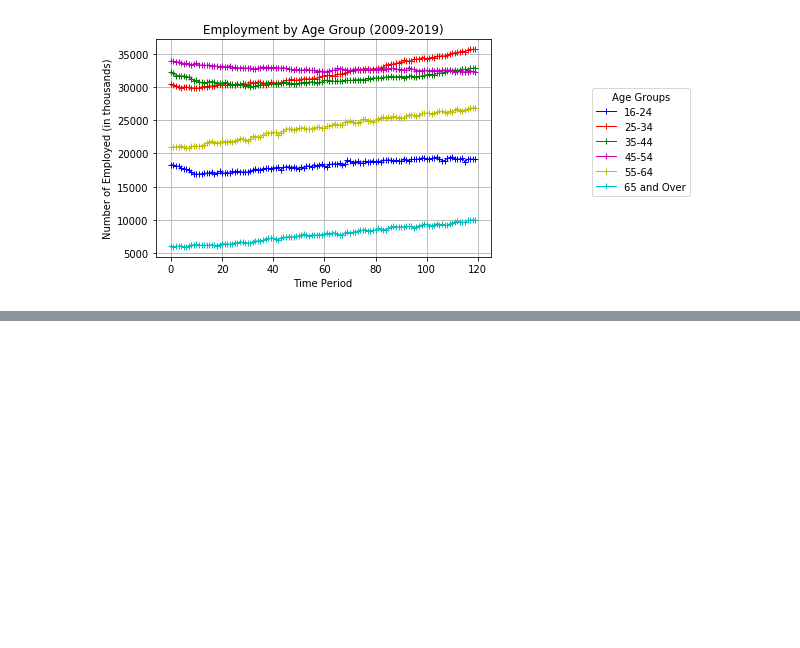
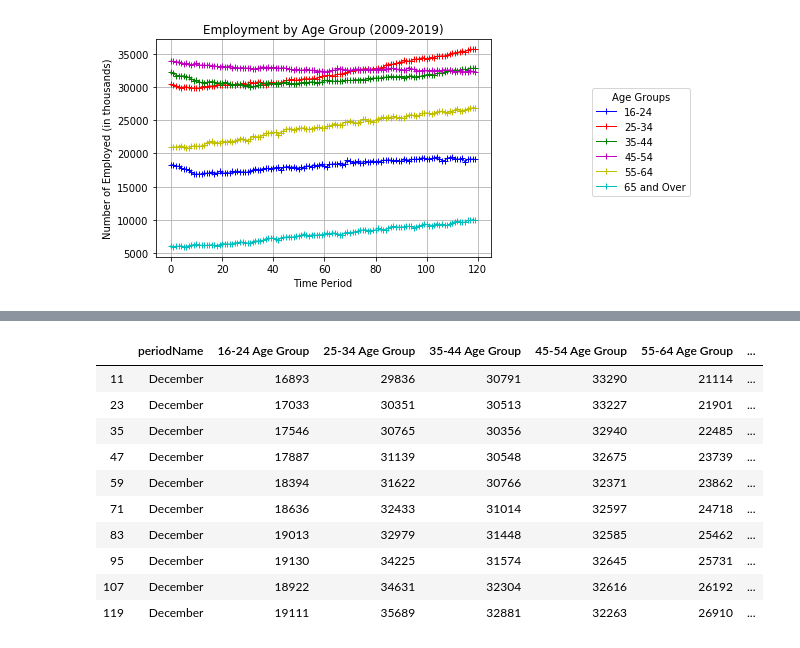
Before and after one commit to soraerae/Project-01-Employment-Data, a Jupyter notebook: job_age_csv.ipynb, the cells around one changed output, grey strips where cells are left out. Drawn from its saved outputs; the diff is of its cells as text; code cells hidden in the pictures; blank space fills up the shorter version.

```diff
--- a/job_age_csv.ipynb
+++ b/job_age_csv.ipynb
@@ -86,0 +122,15 @@ legend.legendHandles[5]._sizes = [30]
+# %%
+dec_jobs = group_age_group.loc[group_age_group['periodName'] == 'December']
+dec_jobs
+# %% [output]
+|  | periodName | 16-24 Age Group | 25-34 Age Group | 35-44 Age Group | 45-54 Age Group | 55-64 Age Group | ... |
+| 11 | December | 16893 | 29836 | 30791 | 33290 | 21114 | ... |
+| 23 | December | 17033 | 30351 | 30513 | 33227 | 21901 | ... |
+| 35 | December | 17546 | 30765 | 30356 | 32940 | 22485 | ... |
+| 47 | December | 17887 | 31139 | 30548 | 32675 | 23739 | ... |
+| 59 | December | 18394 | 31622 | 30766 | 32371 | 23862 | ... |
+| 71 | December | 18636 | 32433 | 31014 | 32597 | 24718 | ... |
+| 83 | December | 19013 | 32979 | 31448 | 32585 | 25462 | ... |
+| 95 | December | 19130 | 34225 | 31574 | 32645 | 25731 | ... |
+| 107 | December | 18922 | 34631 | 32304 | 32616 | 26192 | ... |
+| 119 | December | 19111 | 35689 | 32881 | 32263 | 26910 | ... |
```
Also changed, not shown: parts of 4 cells of this notebook, 1 other file.
